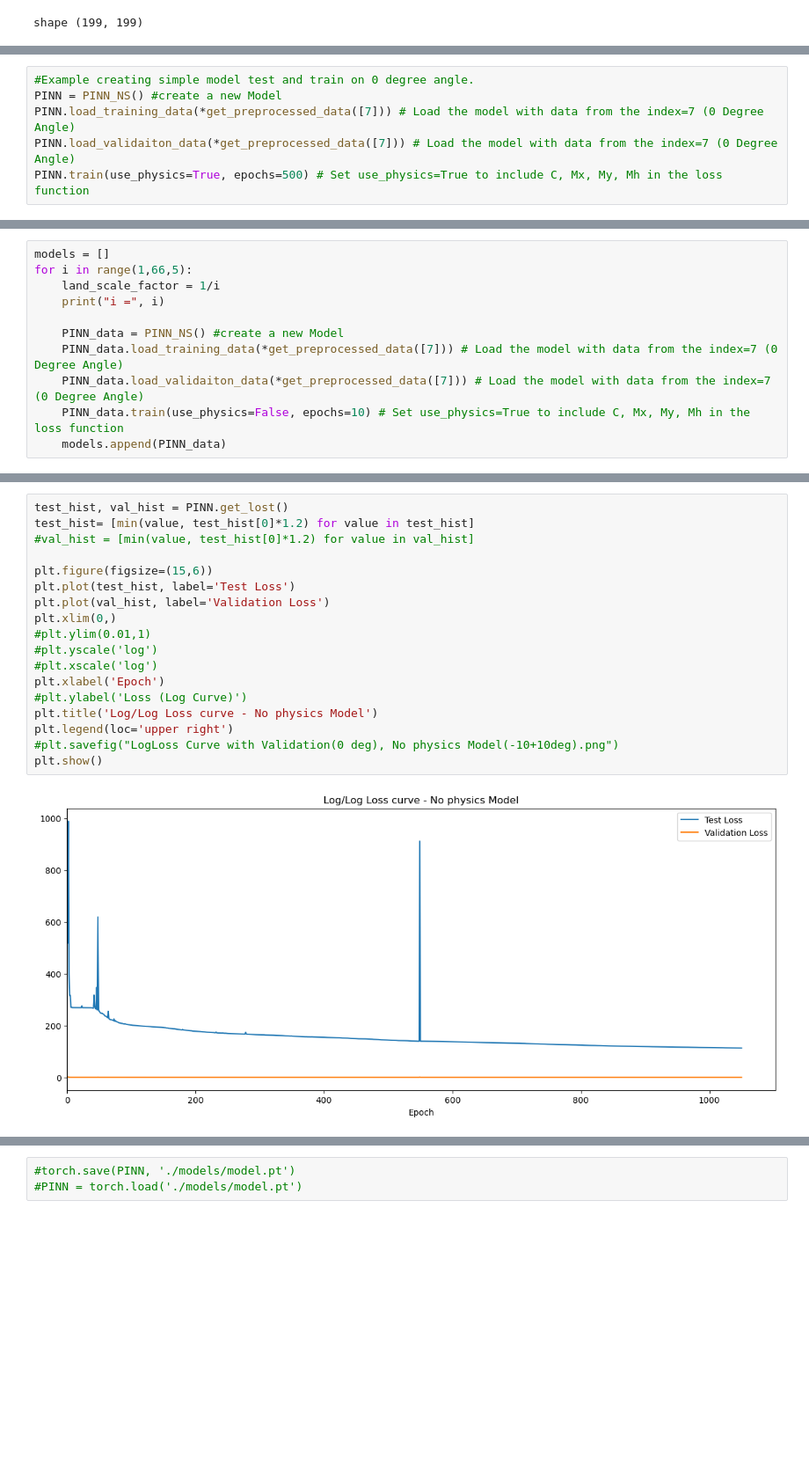
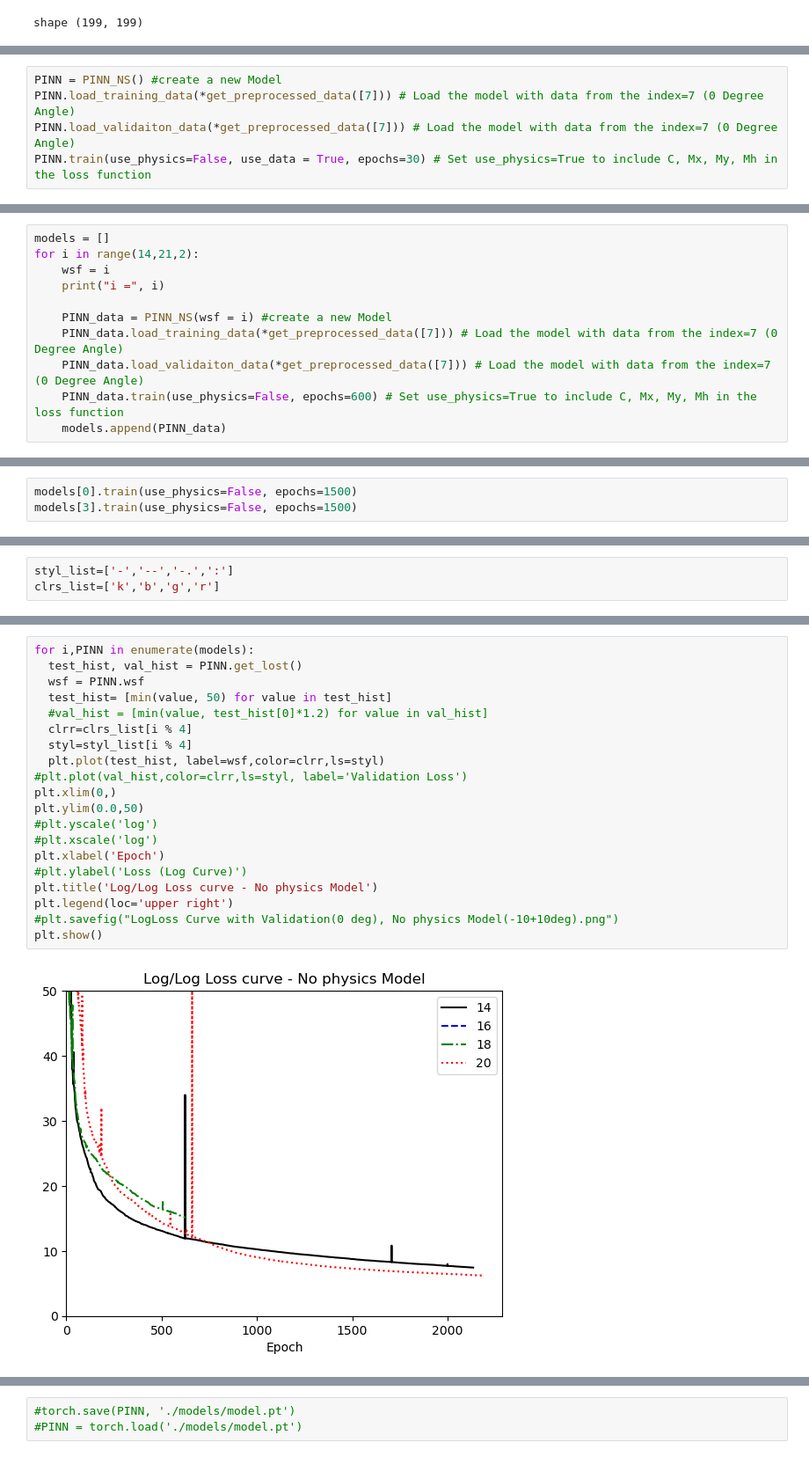
Before and after one commit to James-Quigley-ie/NS-PINN, a Jupyter notebook: Saeb's code included.ipynb, the cells around one changed output, grey strips where cells are left out. Shown at 88% size. Saved outputs shown, nothing was run; the diff lists cells and outputs as text; blank space fills up the shorter version.

```diff
--- a/Saeb's code included.ipynb
+++ b/Saeb's code included.ipynb
@@ -304,9 +285,8 @@ for i in range(1,65,5): print(i)
 # %%
-#Example creating simple model test and train on 0 degree angle.
 PINN = PINN_NS() #create a new Model
 PINN.load_training_data(*get_preprocessed_data([7])) # Load the model with data from the index=7 (0 Degree Angle)
 PINN.load_validaiton_data(*get_preprocessed_data([7])) # Load the model with data from the index=7 (0 Degree Angle)
-PINN.train(use_physics=True, epochs=500) # Set use_physics=True to include C, Mx, My, Mh in the loss function
+PINN.train(use_physics=False, use_data = True, epochs=30) # Set use_physics=True to include C, Mx, My, Mh in the loss function
 # %% [output]
 New object initializing
 New network created
@@ -329,12 +308,12 @@ KeyboardInterrupt:
 # %%
 models = []
-for i in range(1,66,5):
-    land_scale_factor = 1/i
+for i in range(14,21,2):
+    wsf = i
     print("i =", i)
 
-    PINN_data = PINN_NS() #create a new Model
+    PINN_data = PINN_NS(wsf = i) #create a new Model
     PINN_data.load_training_data(*get_preprocessed_data([7])) # Load the model with data from the index=7 (0 Degree Angle)
     PINN_data.load_validaiton_data(*get_preprocessed_data([7])) # Load the model with data from the index=7 (0 Degree Angle)
-    PINN_data.train(use_physics=False, epochs=10) # Set use_physics=True to include C, Mx, My, Mh in the loss function
+    PINN_data.train(use_physics=False, epochs=600) # Set use_physics=True to include C, Mx, My, Mh in the loss function
     models.append(PINN_data)
 # %% [output]
@@ -356,2 +335,5 @@ Epoch: {0.0: 10}, Loss: 513.219788,     Validation Loss: 513.219788,    UVW Loss
 
 Training complete.
+# %%
+models[0].train(use_physics=False, epochs=1500)
+models[3].train(use_physics=False, epochs=1500)
@@ -357,0 +358,3 @@ Training complete.
+# %%
+styl_list=['-','--','-.',':']
+clrs_list=['k','b','g','r']
@@ -358,20 +371,22 @@ Training complete.
 # %%
-test_hist, val_hist = PINN.get_lost()
-test_hist= [min(value, test_hist[0]*1.2) for value in test_hist]
-#val_hist = [min(value, test_hist[0]*1.2) for value in val_hist]
-
-plt.figure(figsize=(15,6))
-plt.plot(test_hist, label='Test Loss')
-plt.plot(val_hist, label='Validation Loss')
+for i,PINN in enumerate(models):
+  test_hist, val_hist = PINN.get_lost()
+  wsf = PINN.wsf
+  test_hist= [min(value, 50) for value in test_hist]
+  #val_hist = [min(value, test_hist[0]*1.2) for value in val_hist]
+  clrr=clrs_list[i % 4]
+  styl=styl_list[i % 4]
+  plt.plot(test_hist, label=wsf,color=clrr,ls=styl)
+#plt.plot(val_hist,color=clrr,ls=styl, label='Validation Loss')
 plt.xlim(0,)
-#plt.ylim(0.01,1)
+plt.ylim(0.0,50)
 #plt.yscale('log')
 #plt.xscale('log')
 plt.xlabel('Epoch')
 #plt.ylabel('Loss (Log Curve)')
 plt.title('Log/Log Loss curve - No physics Model')
 plt.legend(loc='upper right')
 #plt.savefig("LogLoss Curve with Validation(0 deg), No physics Model(-10+10deg).png")
 plt.show()
 # %% [output]
-[figure, old version]
+[figure, new version]
```
Also changed, not shown: parts of 10 cells of this notebook.
